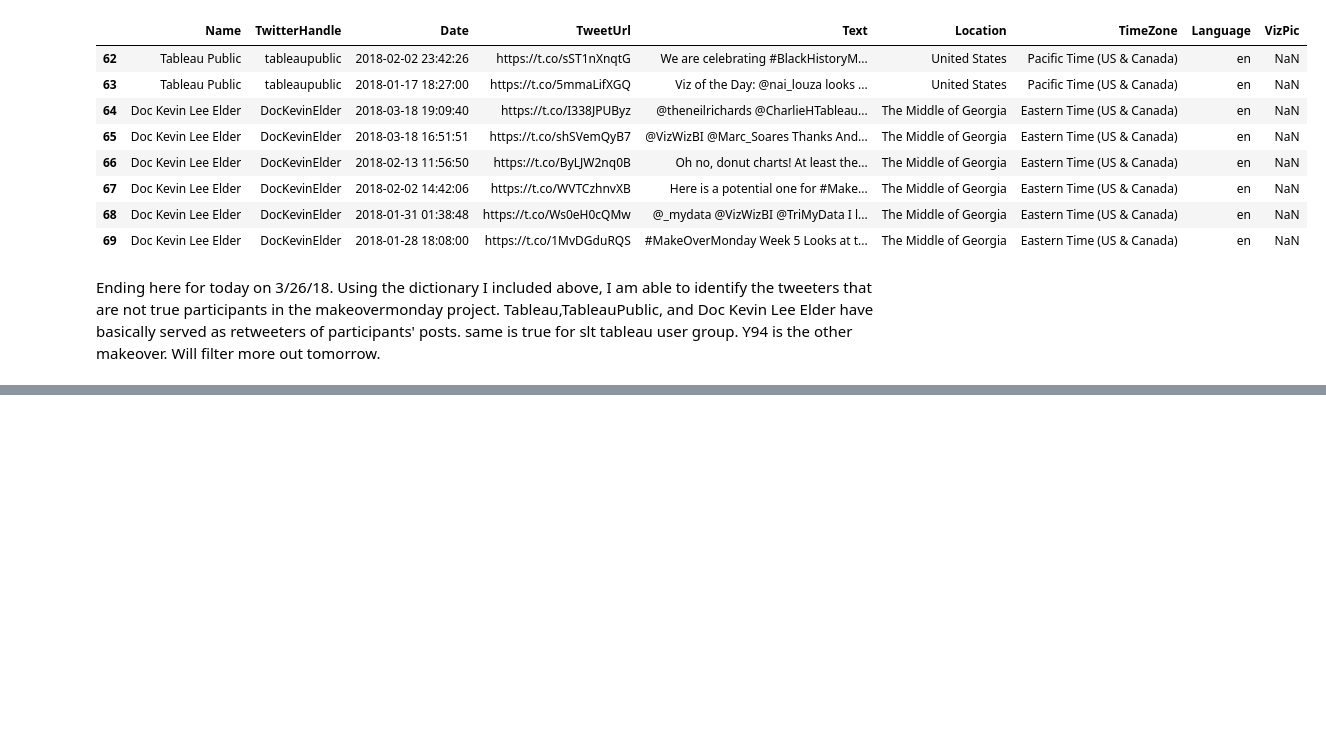
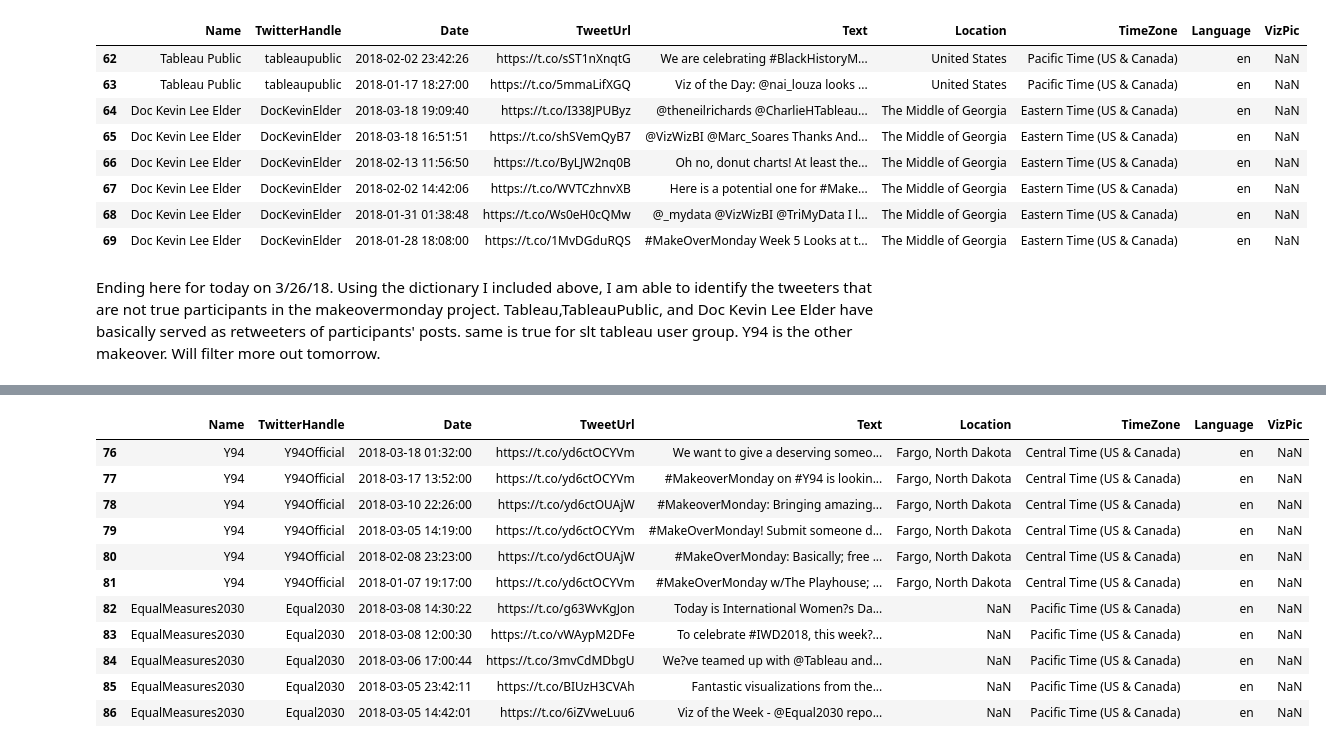
Before and after one commit to JohnDeJesus22/-MakeoverMonday-Collaborative-Project, a Jupyter notebook: #MakeoverMonday_EDA.ipynb, the cells around one changed output, grey strips where cells are left out. Saved outputs shown, nothing was run; the diff lists cells and outputs as text; code cells hidden in the pictures; blank space fills up the shorter version.

Commit message:
Filtered false tweets and updated ft csv
Created a function to filter out false tweets from the data and
update the false tweets csv. Dropped duplicates in data.

```diff
--- a/#MakeoverMonday_EDA.ipynb
+++ b/#MakeoverMonday_EDA.ipynb
@@ -459,3 +459,8 @@ falsetweets.to_csv('falsetweets.csv',index=False)
 data.to_csv('data.csv',index=False)
 # %% [markdown]
 Ending here for today on 3/26/18. Using the dictionary I included above, I am able to identify the tweeters that are not true participants in the makeovermonday project. Tableau,TableauPublic, and Doc Kevin Lee Elder have basically served as retweeters of participants' posts. same is true for slt tableau user group. Y94 is the other makeover. Will filter more out tomorrow.
+# %%
+#continuing on 3/27/18
+#filter out slt tableau user group
+falsetweets=falsetweets.append(data[data.Name=='STL Tableau User Grp'].iloc[:,:9],ignore_index=True)
+data=data[data.Name!='STL Tableau User Grp']
@@ -461,0 +481,4 @@ Ending here for today on 3/26/18. Using the dictionary I included above, I am ab
+# %%
+#filter out y94
+falsetweets=falsetweets.append(data[data.Name=='Y94'].iloc[:,:9],ignore_index=True)
+data=data[data.Name!='Y94']
@@ -461,0 +519,18 @@ Ending here for today on 3/26/18. Using the dictionary I included above, I am ab
+# %%
+#filter out equal 2030
+falsetweets=falsetweets.append(data[data.Name=='EqualMeasures2030'].iloc[:,:9],ignore_index=True)
+data=data[data.Name!='EqualMeasures2030']
+falsetweets.tail(11)
+# %% [output]
+|  | Name | TwitterHandle | Date | TweetUrl | Text | Location | TimeZone | Language | VizPic |
+| 76 | Y94 | Y94Official | 2018-03-18 01:32:00 | https://t.co/yd6ctOCYVm | We want to give a deserving someo... | Fargo, North Dakota | Central Time (US & Canada) | en | NaN |
+| 77 | Y94 | Y94Official | 2018-03-17 13:52:00 | https://t.co/yd6ctOCYVm | #MakeoverMonday on #Y94 is lookin... | Fargo, North Dakota | Central Time (US & Canada) | en | NaN |
+| 78 | Y94 | Y94Official | 2018-03-10 22:26:00 | https://t.co/yd6ctOUAjW | #MakeoverMonday: Bringing amazing... | Fargo, North Dakota | Central Time (US & Canada) | en | NaN |
+| 79 | Y94 | Y94Official | 2018-03-05 14:19:00 | https://t.co/yd6ctOCYVm | #MakeOverMonday! Submit someone d... | Fargo, North Dakota | Central Time (US & Canada) | en | NaN |
+| 80 | Y94 | Y94Official | 2018-02-08 23:23:00 | https://t.co/yd6ctOUAjW | #MakeOverMonday: Basically; free ... | Fargo, North Dakota | Central Time (US & Canada) | en | NaN |
+| 81 | Y94 | Y94Official | 2018-01-07 19:17:00 | https://t.co/yd6ctOCYVm | #MakeOverMonday w/The Playhouse; ... | Fargo, North Dakota | Central Time (US & Canada) | en | NaN |
+| 82 | EqualMeasures2030 | Equal2030 | 2018-03-08 14:30:22 | https://t.co/g63WvKgJon | Today is International Women?s Da... | NaN | Pacific Time (US & Canada) | en | NaN |
+| 83 | EqualMeasures2030 | Equal2030 | 2018-03-08 12:00:30 | https://t.co/vWAypM2DFe | To celebrate #IWD2018, this week?... | NaN | Pacific Time (US & Canada) | en | NaN |
+| 84 | EqualMeasures2030 | Equal2030 | 2018-03-06 17:00:44 | https://t.co/3mvCdMDbgU | We?ve teamed up with @Tableau and... | NaN | Pacific Time (US & Canada) | en | NaN |
+| 85 | EqualMeasures2030 | Equal2030 | 2018-03-05 23:42:11 | https://t.co/BIUzH3CVAh | Fantastic visualizations from the... | NaN | Pacific Time (US & Canada) | en | NaN |
+| 86 | EqualMeasures2030 | Equal2030 | 2018-03-05 14:42:01 | https://t.co/6iZVweLuu6 | Viz of the Week - @Equal2030 repo... | NaN | Pacific Time (US & Canada) | en | NaN |
```
Also changed, not shown: parts of 21 cells of this notebook.
